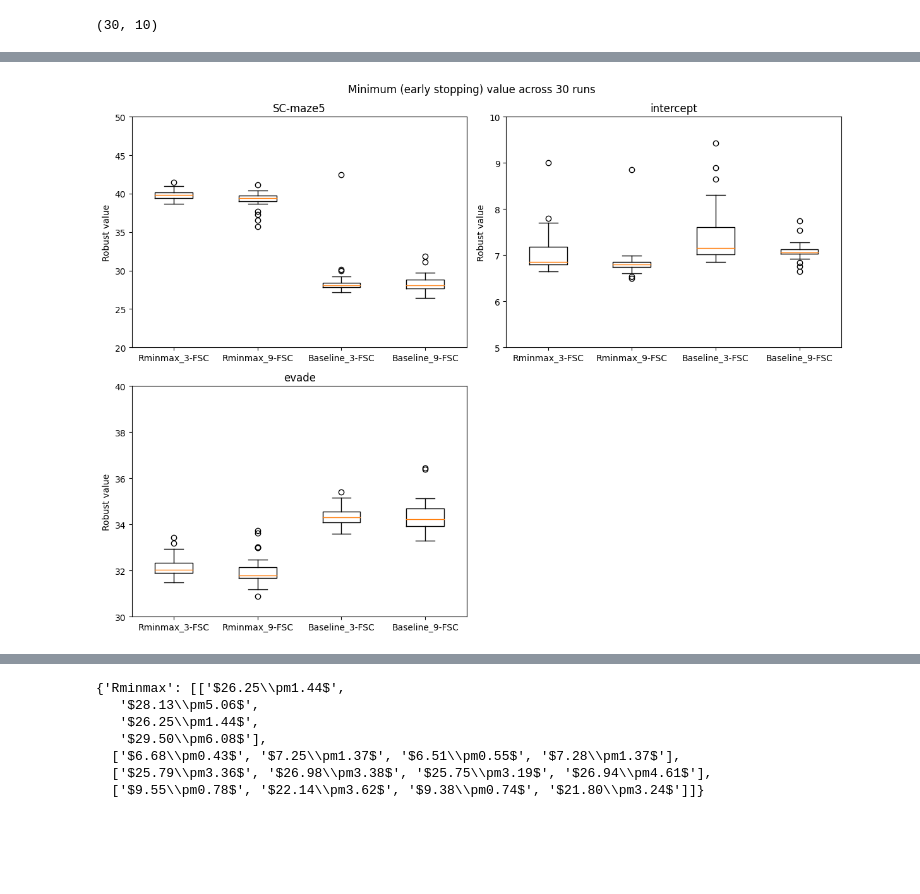
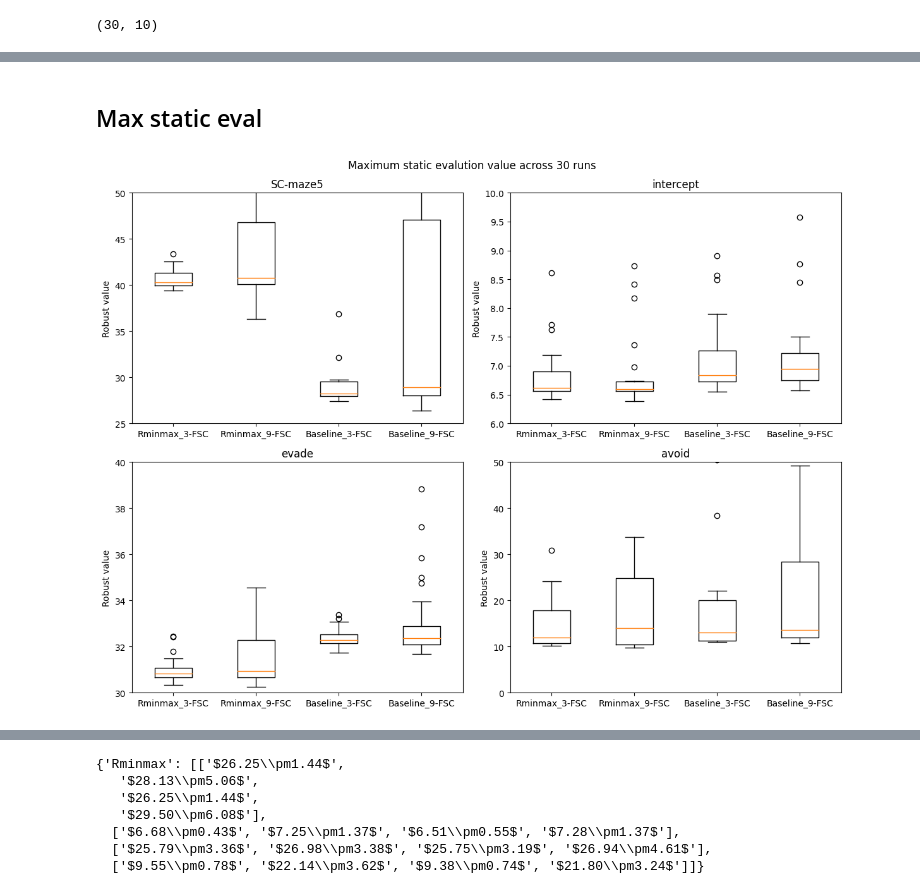
Before and after one commit to marisgg/uPOMDP, a Jupyter notebook: plots_builder.ipynb, the cells around one changed output, grey strips where cells are left out. Saved outputs shown, nothing was run; the diff lists cells and outputs as text; code cells hidden in the pictures; blank space fills up the shorter version.

```diff
--- a/plots_builder.ipynb
+++ b/plots_builder.ipynb
@@ -259,7 +273,7 @@ ylim = {
     'SC-maze5' : [20, 80],
     'intercept' : [5, 10],
     'evade' : [30, 40],
-    'avoid' : [0, 250]
+    'avoid' : [0, 100]
 }
 # %%
 plt.figure(figsize=(12,9))
@@ -284,0 +301,7 @@ plt.show()
+# %%
+ylim = {
+    'SC-maze5' : [25, 50],
+    'intercept' : [6, 10],
+    'evade' : [30, 40],
+    'avoid' : [0, 50]
+}
@@ -284,0 +343,24 @@ plt.show()
+# %%
+plt.figure(figsize=(1.755,1.31))
+for i, benchmark in enumerate(benchmarks):
+    plt.subplot(2, 2, i+1)
+    # plt.figure()
+    lists = []
+    for method in ['Rminmax', 'Rminmax-BASELINE']:
+        # values = []
+        for k in [3, 9]:
+            results = get_traces(get_experiment_directory_str("./data/output/AAAI-RUN-14-08-2023_16h", k, benchmark, method), 'robust_value')
+            # lists.append(results[:, -10:].mean(axis=-1))
+            # lists.append(results[:, -1])
+            lists.append(results.min(axis=-1))
+    plt.title("\\textit{Maze}" if 'maze' in benchmark else '\\textit{' + benchmark[0].upper() + benchmark[1:] + '}')
+    plt.ylabel("Robust value")
+    plt.boxplot(lists, labels=[f'Robust 3-FSC', f'Robust 9-FSC', f'Baseline 3-FSC', f'Baseline 9-FSC'])
+    plt.ylim(ylim[benchmark])
+    # plt.savefig(f"boxplot-{benchmark}-min-robust-value.pgf", backend='pgf', format='pgf')
+    # if np.array(lists).max() > 1e3:
+        # plt.yscale("log")
+# plt.suptitle("Minimum (early stopping) value across 30 runs")
+plt.tight_layout()
+plt.savefig(f"boxplot-all-min-robust-value.pgf", backend='pgf', format='pgf', pad_inches = 0, bbox_inches = 0)
+# plt.show()
@@ -285,30 +369,34 @@ plt.show()
+# %% [markdown]
+## Max static eval
 # %%
 ylim = {
     'SC-maze5' : [20, 50],
     'intercept' : [5, 10],
     'evade' : [30, 40],
-    'avoid' : [0, 250]
+    'avoid' : [0, 100]
 }
 # %%
 plt.figure(figsize=(12,9))
-for i, benchmark in enumerate(benchmarks[:3]):
+for i, benchmark in enumerate(benchmarks):
     plt.subplot(2, 2, i+1)
     lists = []
     for method in ['Rminmax', 'Rminmax-BASELINE']:
         # values = []
         for k in [3, 9]:
-            results = get_traces(get_experiment_directory_str("./data/output/AAAI-RUN-14-08-2023_16h", k, benchmark, method), 'robust_value')
+            results = get_traces(get_experiment_directory_str("./data/output/AAAI-RUN-14-08-2023_16h", k, benchmark, method), 'static_values')
             # lists.append(results[:, -10:].mean(axis=-1))
             # lists.append(results[:, -1])
-            lists.append(results.min(axis=-1))
+            # lists.append(results.max(axis=-1)[:, -10:].mean(axis=-1))
+            lists.append(results.max(axis=-1)[:, -1])
     plt.title(benchmark)
     plt.ylabel("Robust value")
     plt.boxplot(lists, labels=[f'Rminmax_3-FSC', f'Rminmax_9-FSC', f'Baseline_3-FSC', f'Baseline_9-FSC'])
     plt.ylim(ylim[benchmark])
     # if np.array(lists).max() > 1e3:
         # plt.yscale("log")
-plt.suptitle("Minimum (early stopping) value across 30 runs")
+plt.suptitle("Maximum static evalution value across 30 runs")
 plt.tight_layout()
+plt.savefig("")
 plt.show()
 # %% [output]
-[figure, old version]
+[figure, new version]
```
Also changed, not shown: parts of 20 cells of this notebook, 11 other files.
